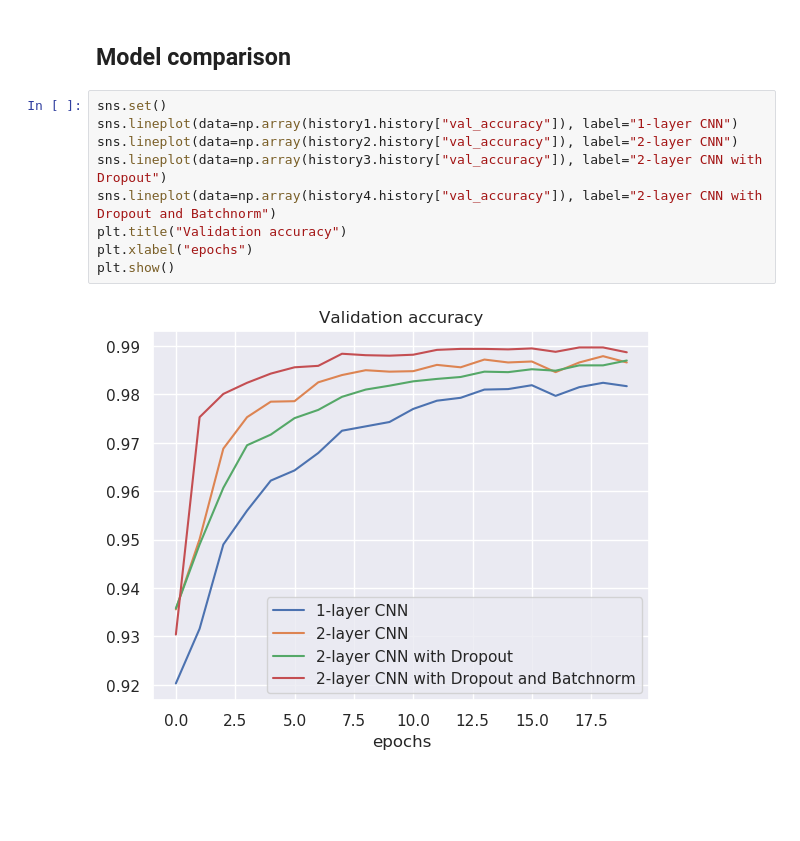
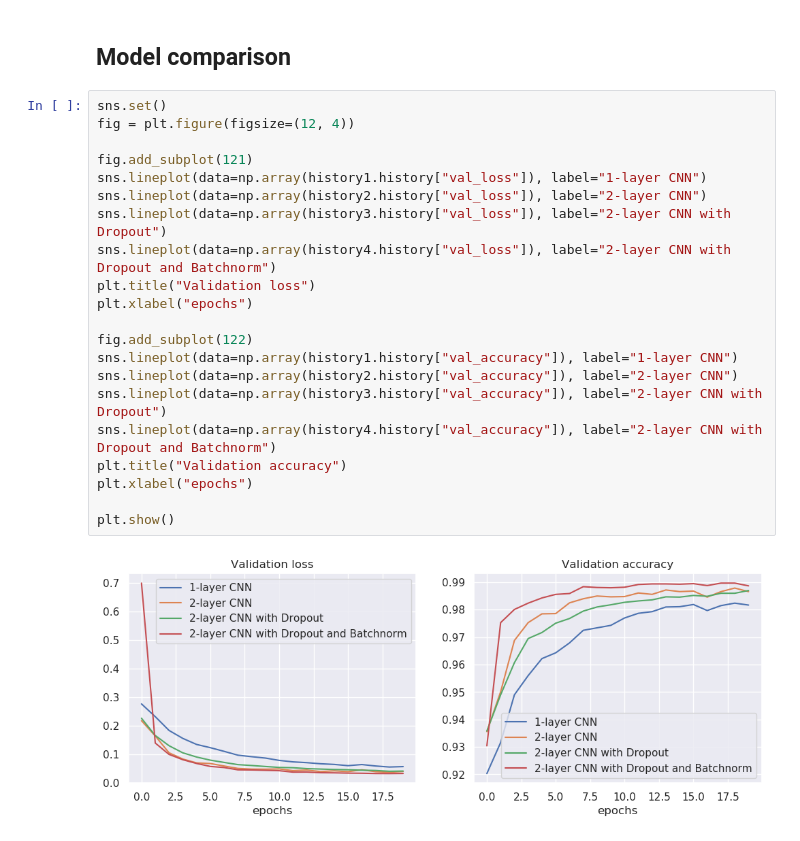
Before and after one commit to stlehmann/ml-mnist, a Jupyter notebook: notebooks/020_cnn_01.ipynb, the cells around one changed output. Drawn from its saved outputs; the diff is of its cells as text; blank space fills up the shorter version.

Commit message:
Plot also validation loss

```diff
--- a/notebooks/020_cnn_01.ipynb
+++ b/notebooks/020_cnn_01.ipynb
@@ -277,12 +277,24 @@ Test accuracy: 0.810
 ## Model comparison
 # %%
 sns.set()
+fig = plt.figure(figsize=(12, 4))
+
+fig.add_subplot(121)
+sns.lineplot(data=np.array(history1.history["val_loss"]), label="1-layer CNN")
+sns.lineplot(data=np.array(history2.history["val_loss"]), label="2-layer CNN")
+sns.lineplot(data=np.array(history3.history["val_loss"]), label="2-layer CNN with Dropout")
+sns.lineplot(data=np.array(history4.history["val_loss"]), label="2-layer CNN with Dropout and Batchnorm")
+plt.title("Validation loss")
+plt.xlabel("epochs")
+
+fig.add_subplot(122)
 sns.lineplot(data=np.array(history1.history["val_accuracy"]), label="1-layer CNN")
 sns.lineplot(data=np.array(history2.history["val_accuracy"]), label="2-layer CNN")
 sns.lineplot(data=np.array(history3.history["val_accuracy"]), label="2-layer CNN with Dropout")
 sns.lineplot(data=np.array(history4.history["val_accuracy"]), label="2-layer CNN with Dropout and Batchnorm")
 plt.title("Validation accuracy")
 plt.xlabel("epochs")
+
 plt.show()
 # %% [output]
-[figure, old version]
+[figure, new version]
```
